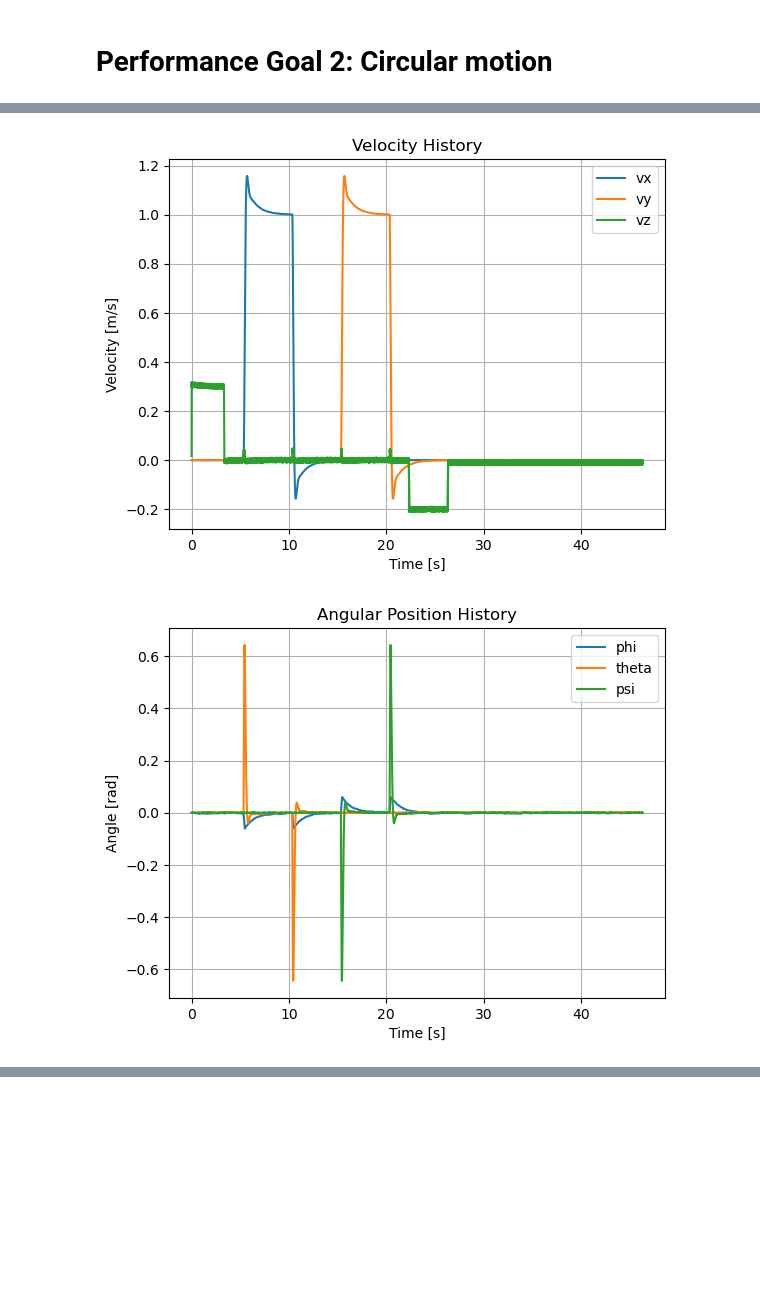
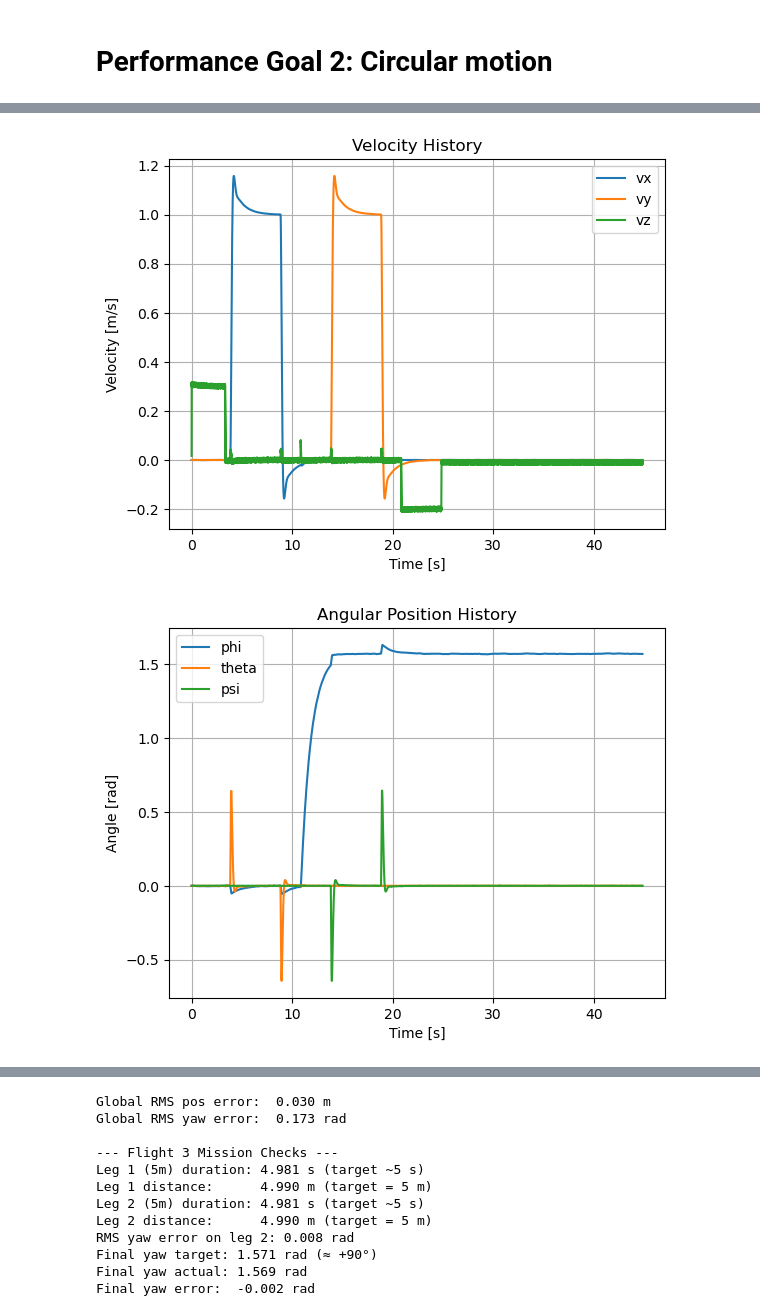
Before and after one commit to dssong2/ae352-project, a Jupyter notebook: main/test_controller.ipynb, the cells around one changed output, grey strips where cells are left out. Cells and saved outputs as stored; diff of their text form; code cells hidden in the pictures; blank space fills up the shorter version.

Commit message:
add positional, heading error plots

```diff
--- a/main/test_controller.ipynb
+++ b/main/test_controller.ipynb
@@ -158,19 +166,14 @@ controller.setK(K)
 t = 0.0
 t_max = 60.0
 x = x0.copy()
-
-# 12D desired state
 x_des = np.zeros(12)
 
-# -----------------------
 # 1) ASCENT TO z = 1 m
-# -----------------------
-# Vertical line at (x,y) = (0,0), from z0 to z=1.0
 px0, py0, z0 = 0.0, 0.0, x[2]
 z1 = 1.0
 Dz = z1 - z0
-v_up = 0.3                 # climb speed [m/s]
-T_up = Dz / v_up           # segment duration
+v_up = 0.3
+T_up = Dz / v_up
 
 t0 = t
 while t < t0 + T_up:
@@ -188,8 +191,8 @@ while t < t0 + T_up:
     t += dt
     x = controller.states[-1]
 
-# Optional hover at (0,0,1)
-hover_time = 2.0
+# hover at (0,0,1)
+hover_time = .5
 t0 = t
 x_des[:] = 0.0
 x_des[0] = 0.0
@@ -200,9 +203,7 @@ while t < t0 + hover_time:
     t += dt
     x = controller.states[-1]
 
-# -----------------------
 # 2) FIRST 5 m LEG ALONG +x, 1 m/s
-# -----------------------
 # From (0,0,1) -> (5,0,1)
 p0 = np.array([0.0, 0.0, 1.0])
 p1 = np.array([5.0, 0.0, 1.0])
@@ -214,7 +215,7 @@ t0 = t
 while t < t0 + T1:
     s = (t - t0) / T1
     p_des = p0 + s * (p1 - p0)
-    v_des = (p1 - p0) / T1   # constant [vx, vy, vz]
+    v_des = (p1 - p0) / T1
 
     x_des[:] = 0.0
     x_des[0:3] = p_des
@@ -234,27 +235,21 @@ while t < t0 + hover_time:
     t += dt
     x = controller.states[-1]
 
-# -----------------------
-# 3) YAW 90° LEFT (optional, position fixed)
-# -----------------------
-# If you know yaw index in your state, set it here.
-# Assuming ψ is index 5: x[5].
+# 3) YAW 90° LEFT
 yaw_target = np.pi / 2.0
 yaw_hold_time = 3.0
 
 t0 = t
 while t < t0 + yaw_hold_time:
     x_des[:] = 0.0
-    x_des[0:3] = p1          # hold position at (5,0,1)
-    # x_des[5] = yaw_target  # uncomment if ψ index is 5
+    x_des[0:3] = p1 # hold position at (5,0,1)
+    x_des[3] = yaw_target
     controller.step(t, x, x_des)
     t += dt
     x = controller.states[-1]
 
-# -----------------------
 # 4) SECOND 5 m LEG ALONG +y, 1 m/s
-# -----------------------
-# From (5,0,1) -> (5,5,1) explicitly (no relative start)
+# From (5,0,1) -> (5,5,1)
 p0 = np.array([5.0, 0.0, 1.0])
 p1 = np.array([5.0, 5.0, 1.0])
 D2 = 5.0
@@ -269,6 +264,7 @@ while t < t0 + T2:
 
     x_des[:] = 0.0
     x_des[0:3] = p_des
+    x_des[3] = yaw_target
     x_des[6:9] = v_des
 
     controller.step(t, x, x_des)
@@ -280,14 +276,13 @@ hover_time = 2.0
 t0 = t
 x_des[:] = 0.0
 x_des[0:3] = p1
+x_des[3] = yaw_target
 while t < t0 + hover_time and t < t_max:
     controller.step(t, x, x_des)
     t += dt
     x = controller.states[-1]
 
-# -----------------------
 # 5) LANDING: fast to 0.2 m, then ≤ 1 cm/s
-# -----------------------
 px_land, py_land = 5.0, 5.0
 z_top = 1.0
 z_mid = 0.2
@@ -308,6 +303,7 @@ while t < t0 + T_down_fast and t < t_max:
     x_des[0] = px_land
     x_des[1] = py_land
     x_des[2] = z_des
+    x_des[3] = yaw_target
     x_des[8] = vz_des
 
     controller.step(t, x, x_des)
@@ -329,6 +325,7 @@ while t < t0 + T_down_slow and t < t_max:
     x_des[0] = px_land
     x_des[1] = py_land
     x_des[2] = z_des
+    x_des[3] = yaw_target
     x_des[8] = vz_des
 
     controller.step(t, x, x_des)
@@ -336,4 +333,5 @@ while t < t0 + T_down_slow and t < t_max:
     x = controller.states[-1]
 # %%
 controller.plot_all()
+controller.plot_track(flight_id=3)
 # %% [output]
@@ -341,3 +339,3 @@ controller.plot_all()
 [figure]
-[figure, old version]
+[figure, new version]
-[figure, old version]
+[figure, new version]
@@ -345,0 +345,12 @@ controller.plot_all()
+Global RMS pos error:  0.030 m
+Global RMS yaw error:  0.173 rad
+
+--- Flight 3 Mission Checks ---
+Leg 1 (5m) duration: 4.981 s (target ~5 s)
+Leg 1 distance:      4.990 m (target = 5 m)
+Leg 2 (5m) duration: 4.981 s (target ~5 s)
+Leg 2 distance:      4.990 m (target = 5 m)
+RMS yaw error on leg 2: 0.008 rad
+Final yaw target: 1.571 rad (≈ +90°)
+Final yaw actual: 1.569 rad
+Final yaw error:  -0.002 rad
```
Also changed, not shown: parts of 3 cells of this notebook, 1 other file.
